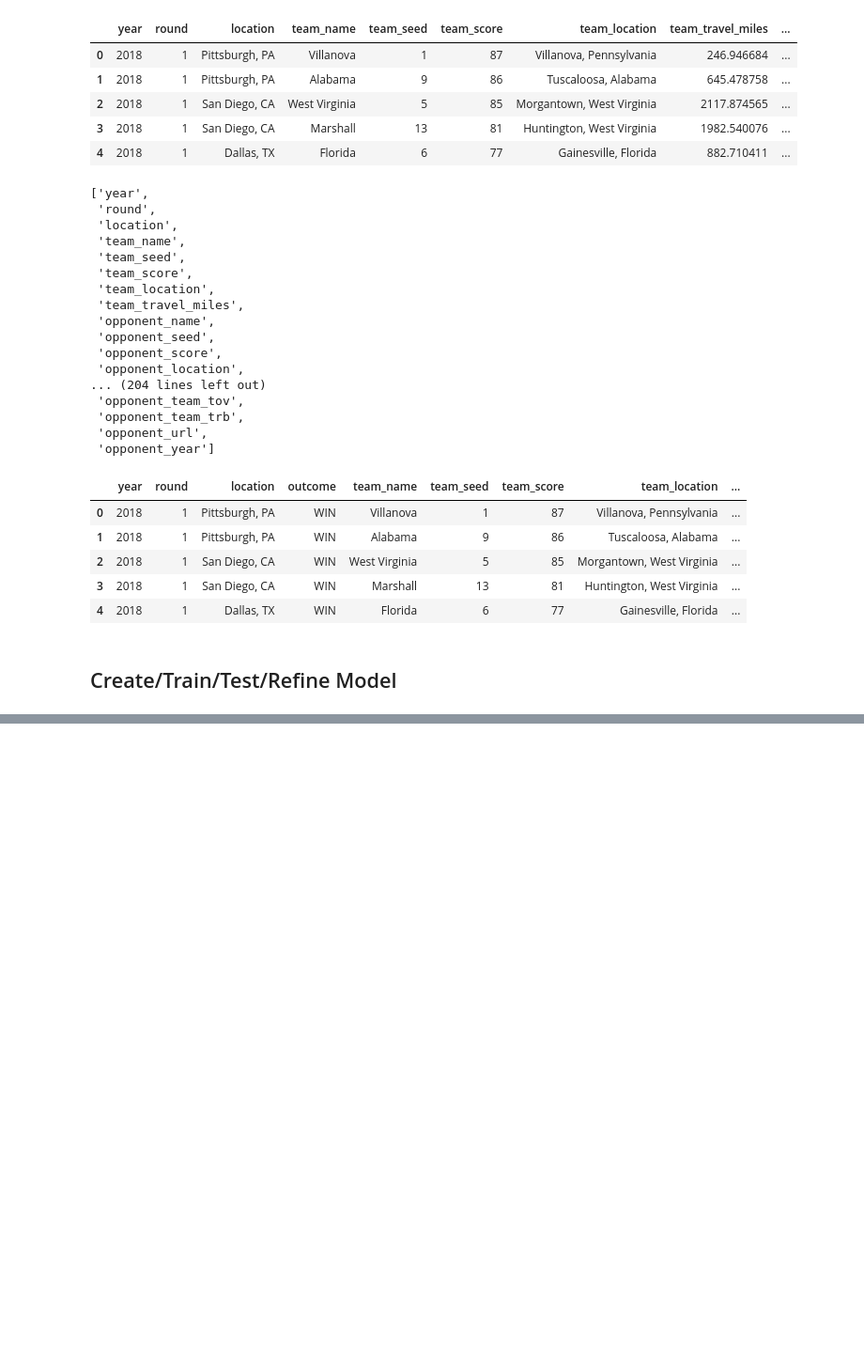
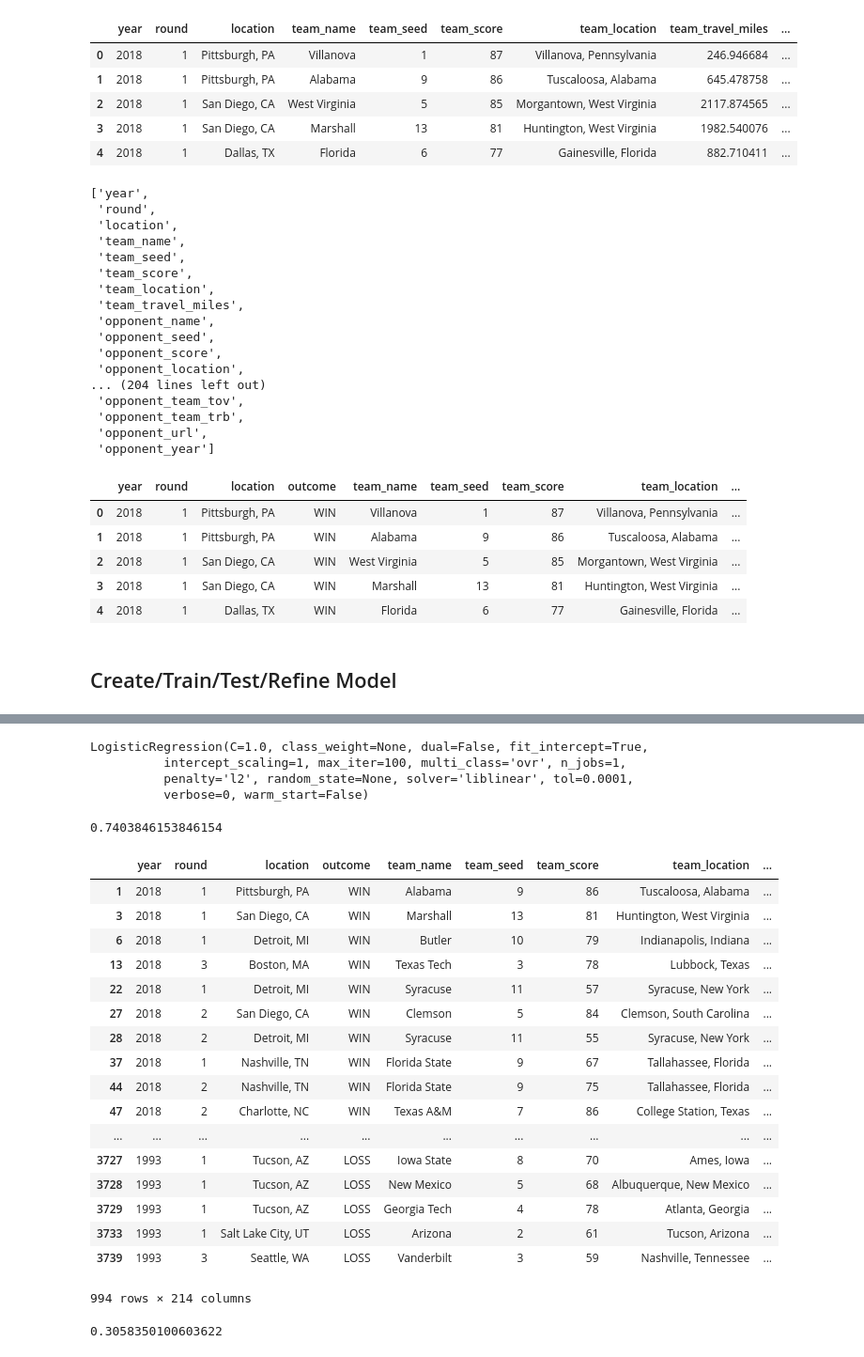
Before and after one commit to obnicholson/march_madness_predictions, a Jupyter notebook: bracket_model.ipynb, the cells around one changed output, grey strips where cells are left out. Shown at 94% size. Saved outputs shown, nothing was run; the diff lists cells and outputs as text; code cells hidden in the pictures; blank space fills up the shorter version.

Commit message:
initial model

```diff
--- a/bracket_model.ipynb
+++ b/bracket_model.ipynb
@@ -19,7 +19,7 @@ games_df.head()
 | 3 | San Diego, CA | Wichita State | 75 | 4 | 1 | Marshall | 81 | 13 | 2018 |
 | 4 | Dallas, TX | St. Bonaventure | 62 | 11 | 1 | Florida | 77 | 6 | 2018 |
 # %%
-games_df = df[['year', 'round', 'location', 'winner', 'winner_seed', 'winner_score', 'loser', 'loser_seed', 'loser_score']]
+games_df = games_df[['year', 'round', 'location', 'winner', 'winner_seed', 'winner_score', 'loser', 'loser_seed', 'loser_score']]
 games_df.head()
 # %% [output]
 |  | year | round | location | winner | winner_seed | winner_score | loser | loser_seed | loser_score |
@@ -272,6 +272,7 @@ model_input_df = outcomes_full_stats[['year', 'round', 'location', 'outcome', 't
                                       'opponent_opp_rank_opp_pts', 'opponent_opp_rank_opp_pts_per_g', 'opponent_opp_rank_opp_stl',
                                       'opponent_opp_rank_opp_tov', 'opponent_opp_rank_opp_trb']]
 
+pd.set_option('display.max_columns', 500)
 model_input_df.head()
 # %% [output]
 |  | year | round | location | outcome | team_name | team_seed | team_score | team_location | ... |
@@ -284,0 +297,13 @@ model_input_df.head()
+# %%
+from sklearn.linear_model import LogisticRegression
+classifier = LogisticRegression()
+classifier.fit(X_train, y_train)
+# %% [output]
+LogisticRegression(C=1.0, class_weight=None, dual=False, fit_intercept=True,
+          intercept_scaling=1, max_iter=100, multi_class='ovr', n_jobs=1,
+          penalty='l2', random_state=None, solver='liblinear', tol=0.0001,
+          verbose=0, warm_start=False)
+# %%
+classifier.score(X_test, y_test)
+# %% [output]
+0.7403846153846154
@@ -284,0 +321,24 @@ model_input_df.head()
+# %%
+upsets = model_input_df.loc[((model_input_df['team_seed'] > model_input_df['opponent_seed'])
+                            & (model_input_df['outcome'] == 'WIN')) | ((model_input_df['team_seed'] < model_input_df['opponent_seed'])
+                            & (model_input_df['outcome'] == 'LOSS')),:]
+upsets
+# %% [output]
+|  | year | round | location | outcome | team_name | team_seed | team_score | team_location | ... |
+| 1 | 2018 | 1 | Pittsburgh, PA | WIN | Alabama | 9 | 86 | Tuscaloosa, Alabama | ... |
+| 3 | 2018 | 1 | San Diego, CA | WIN | Marshall | 13 | 81 | Huntington, West Virginia | ... |
+| 6 | 2018 | 1 | Detroit, MI | WIN | Butler | 10 | 79 | Indianapolis, Indiana | ... |
+| 13 | 2018 | 3 | Boston, MA | WIN | Texas Tech | 3 | 78 | Lubbock, Texas | ... |
+| 22 | 2018 | 1 | Detroit, MI | WIN | Syracuse | 11 | 57 | Syracuse, New York | ... |
+| 27 | 2018 | 2 | San Diego, CA | WIN | Clemson | 5 | 84 | Clemson, South Carolina | ... |
+| 28 | 2018 | 2 | Detroit, MI | WIN | Syracuse | 11 | 55 | Syracuse, New York | ... |
+| 37 | 2018 | 1 | Nashville, TN | WIN | Florida State | 9 | 67 | Tallahassee, Florida | ... |
+| 44 | 2018 | 2 | Nashville, TN | WIN | Florida State | 9 | 75 | Tallahassee, Florida | ... |
+| 47 | 2018 | 2 | Charlotte, NC | WIN | Texas A&M | 7 | 86 | College Station, Texas | ... |
+| ... | ... | ... | ... | ... | ... | ... | ... | ... | ... |
+| 3727 | 1993 | 1 | Tucson, AZ | LOSS | Iowa State | 8 | 70 | Ames, Iowa | ... |
+| 3728 | 1993 | 1 | Tucson, AZ | LOSS | New Mexico | 5 | 68 | Albuquerque, New Mexico | ... |
+| 3729 | 1993 | 1 | Tucson, AZ | LOSS | Georgia Tech | 4 | 78 | Atlanta, Georgia | ... |
+| 3733 | 1993 | 1 | Salt Lake City, UT | LOSS | Arizona | 2 | 61 | Tucson, Arizona | ... |
+| 3739 | 1993 | 3 | Seattle, WA | LOSS | Vanderbilt | 3 | 59 | Nashville, Tennessee | ... |
+994 rows × 214 columns
@@ -284,0 +349,4 @@ model_input_df.head()
+# %%
+classifier.score(X_upsets, y_upsets)
+# %% [output]
+0.3058350100603622
```
Also changed, not shown: parts of 9 cells of this notebook, 2 other files.
